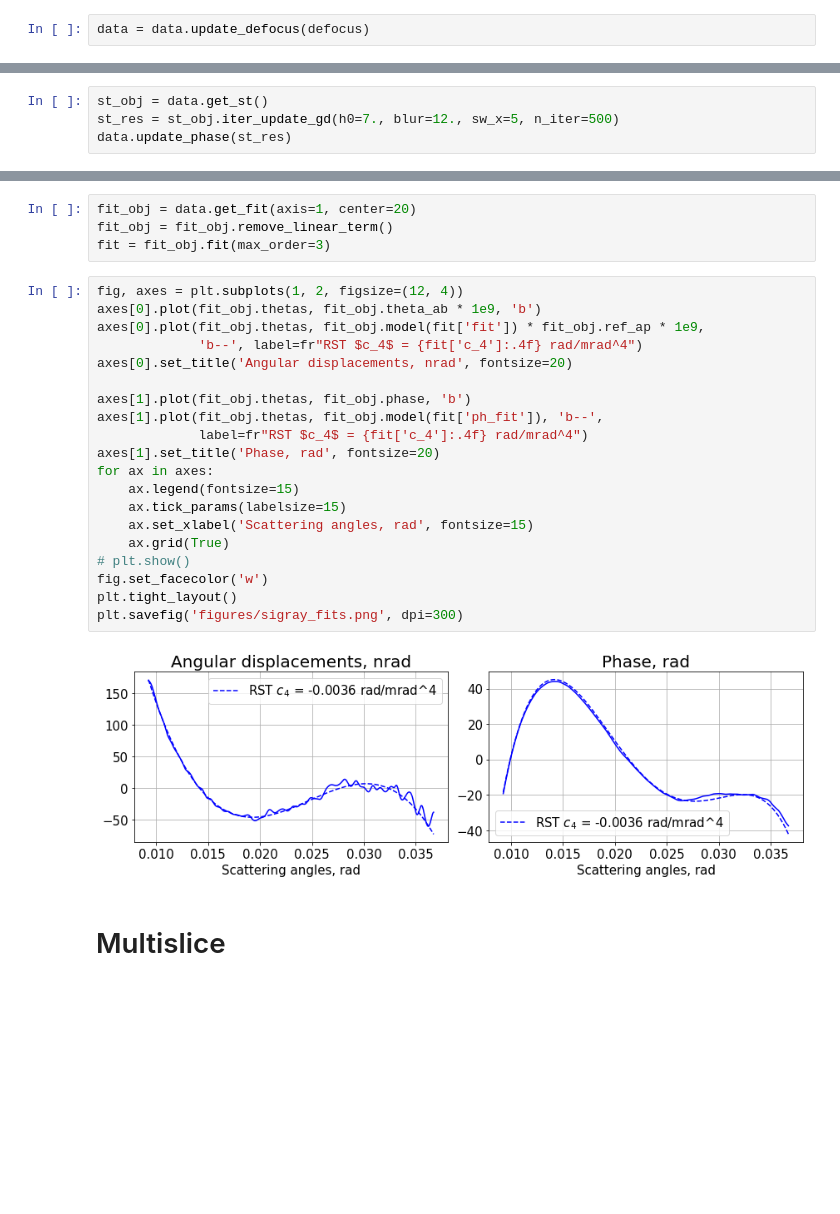
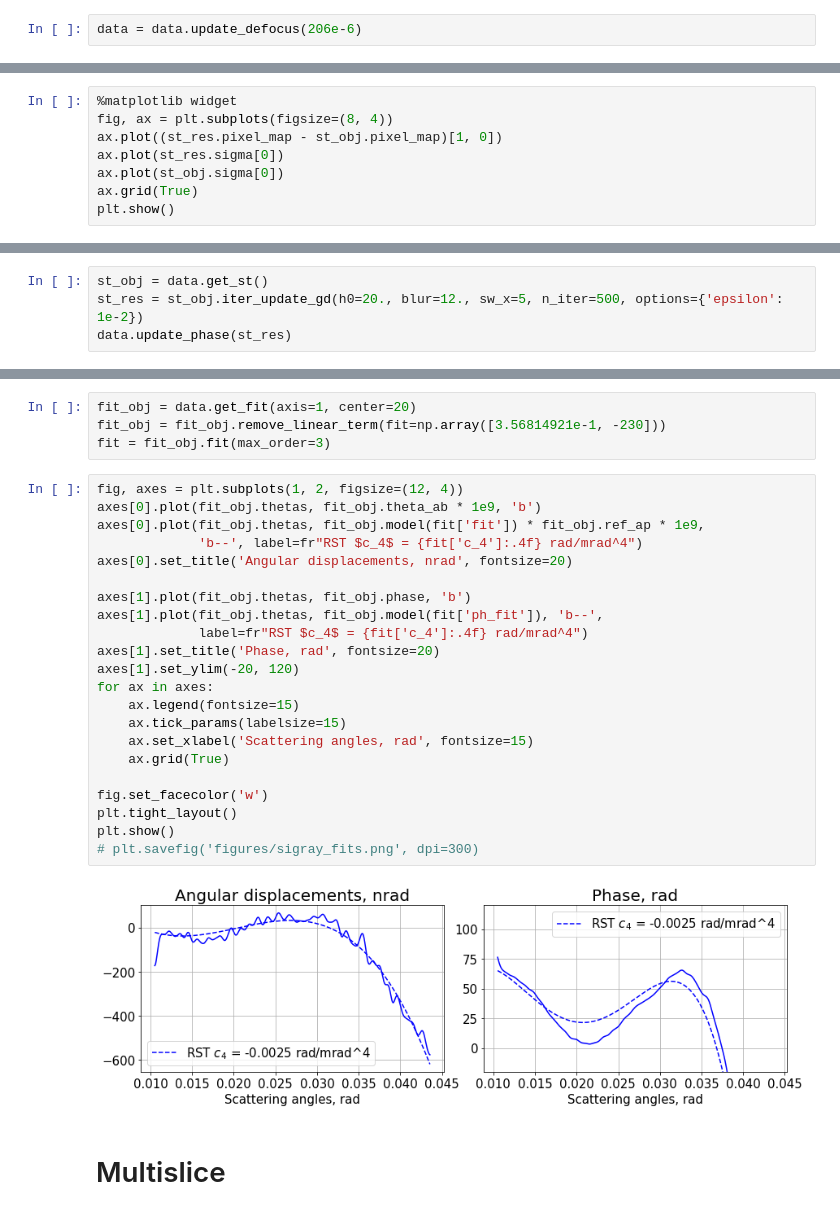
Before and after one commit to simply-nicky/pyrost, a Jupyter notebook: dev.ipynb, the cells around one changed output, grey strips where cells are left out. Cells and saved outputs as stored; diff of their text form; blank space fills up the shorter version.

```diff
--- a/dev.ipynb
+++ b/dev.ipynb
@@ -80,2 +80,2 @@ plt.show()
 # %%
-data = data.update_defocus(defocus)
+data = data.update_defocus(206e-6)
@@ -81,0 +105,8 @@ data = data.update_defocus(defocus)
+# %%
+%matplotlib widget
+fig, ax = plt.subplots(figsize=(8, 4))
+ax.plot((st_res.pixel_map - st_obj.pixel_map)[1, 0])
+ax.plot(st_res.sigma[0])
+ax.plot(st_obj.sigma[0])
+ax.grid(True)
+plt.show()
@@ -82,6 +115,6 @@ data = data.update_defocus(defocus)
 # %%
 st_obj = data.get_st()
-st_res = st_obj.iter_update_gd(h0=7., blur=12., sw_x=5, n_iter=500)
+st_res = st_obj.iter_update_gd(h0=20., blur=12., sw_x=5, n_iter=500, options={'epsilon': 1e-2})
 data.update_phase(st_res)
 # %% [output]
 Calculating a step size...
@@ -108,29 +141,31 @@ plt.show()
 # %%
 fit_obj = data.get_fit(axis=1, center=20)
-fit_obj = fit_obj.remove_linear_term()
+fit_obj = fit_obj.remove_linear_term(fit=np.array([3.56814921e-1, -230]))
 fit = fit_obj.fit(max_order=3)
 # %%
 fig, axes = plt.subplots(1, 2, figsize=(12, 4))
 axes[0].plot(fit_obj.thetas, fit_obj.theta_ab * 1e9, 'b')
 axes[0].plot(fit_obj.thetas, fit_obj.model(fit['fit']) * fit_obj.ref_ap * 1e9,
              'b--', label=fr"RST $c_4$ = {fit['c_4']:.4f} rad/mrad^4")
 axes[0].set_title('Angular displacements, nrad', fontsize=20)
 
 axes[1].plot(fit_obj.thetas, fit_obj.phase, 'b')
 axes[1].plot(fit_obj.thetas, fit_obj.model(fit['ph_fit']), 'b--',
              label=fr"RST $c_4$ = {fit['c_4']:.4f} rad/mrad^4")
 axes[1].set_title('Phase, rad', fontsize=20)
+axes[1].set_ylim(-20, 120)
 for ax in axes:
     ax.legend(fontsize=15)
     ax.tick_params(labelsize=15)
     ax.set_xlabel('Scattering angles, rad', fontsize=15)
     ax.grid(True)
-# plt.show()
+
 fig.set_facecolor('w')
 plt.tight_layout()
-plt.savefig('figures/sigray_fits.png', dpi=300)
+plt.show()
+# plt.savefig('figures/sigray_fits.png', dpi=300)
 # %% [output]
-[figure, old version]
+[figure, new version]
 # %% [markdown]
 # Multislice
 # %%
```
Also changed, not shown: parts of 15 cells of this notebook, 13 other files.
